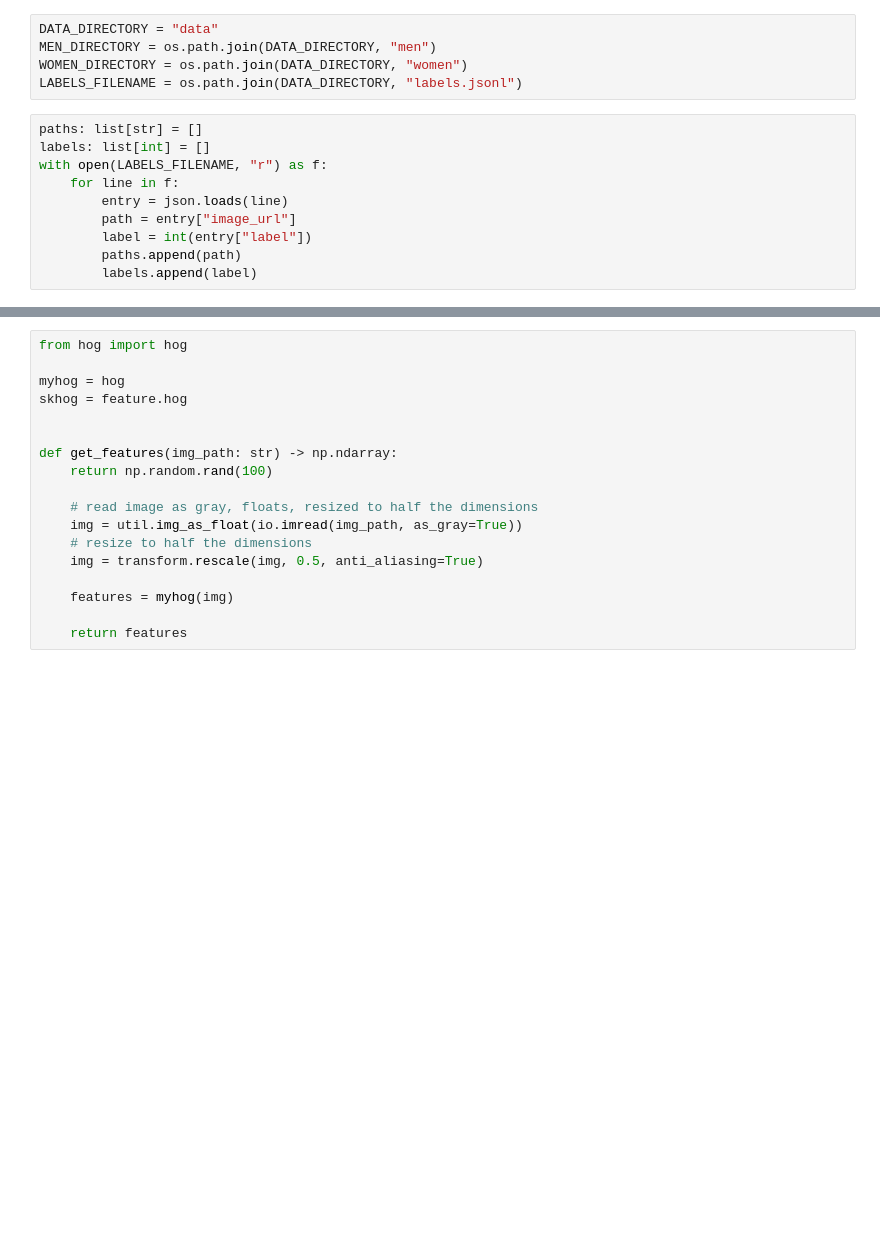
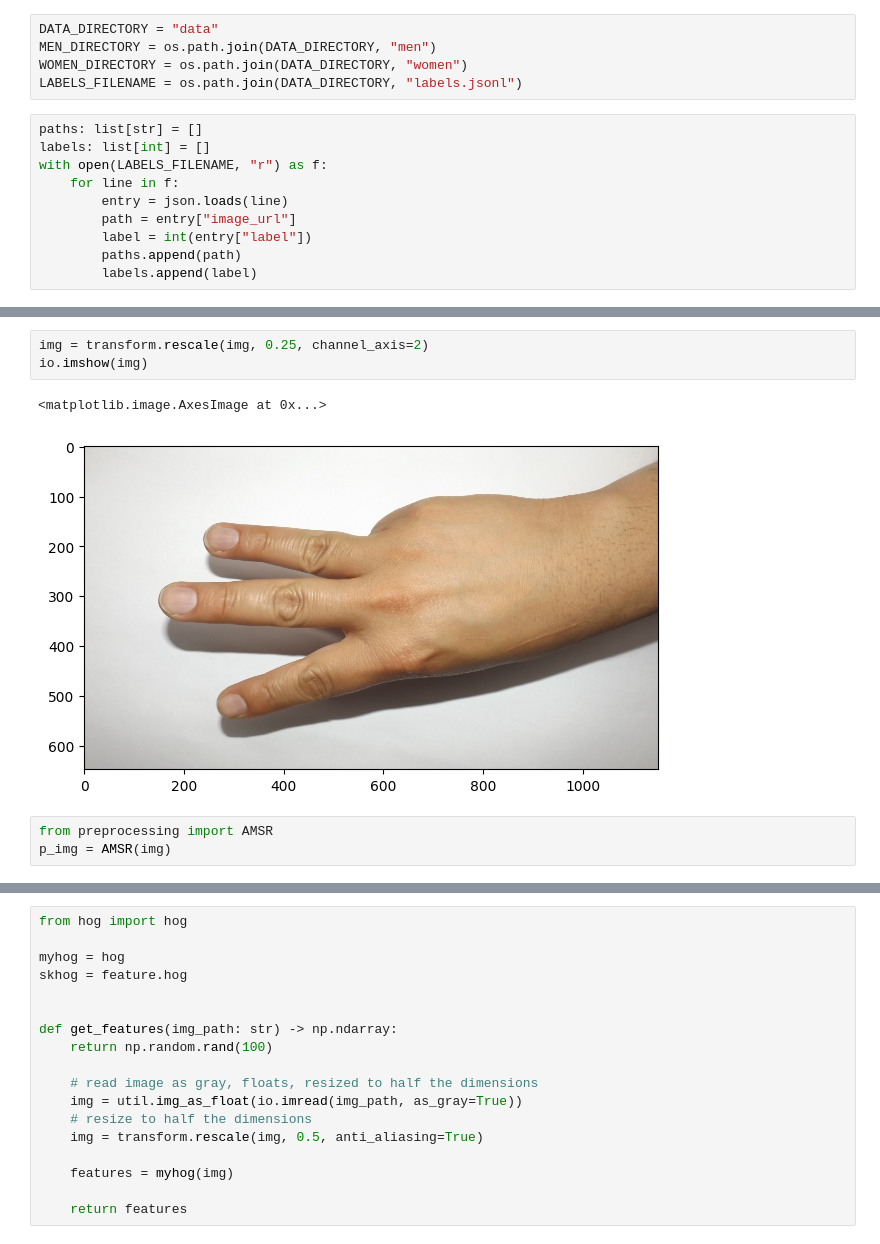
Before and after one commit to ziyadss/hand-gesture-recognition, a Jupyter notebook: playground.ipynb, the cells around one changed output, grey strips where cells are left out. Cells and saved outputs as stored; diff of their text form; blank space fills up the shorter version.

```diff
--- a/playground.ipynb
+++ b/playground.ipynb
@@ -23,0 +31,9 @@ with open(LABELS_FILENAME, "r") as f:
+# %%
+img = transform.rescale(img, 0.25, channel_axis=2)
+io.imshow(img)
+# %% [output]
+<matplotlib.image.AxesImage at 0x...>
+[figure, added]
+# %%
+from preprocessing import AMSR
+p_img = AMSR(img)
```
Also changed, not shown: parts of 4 cells of this notebook, 1 other file.
